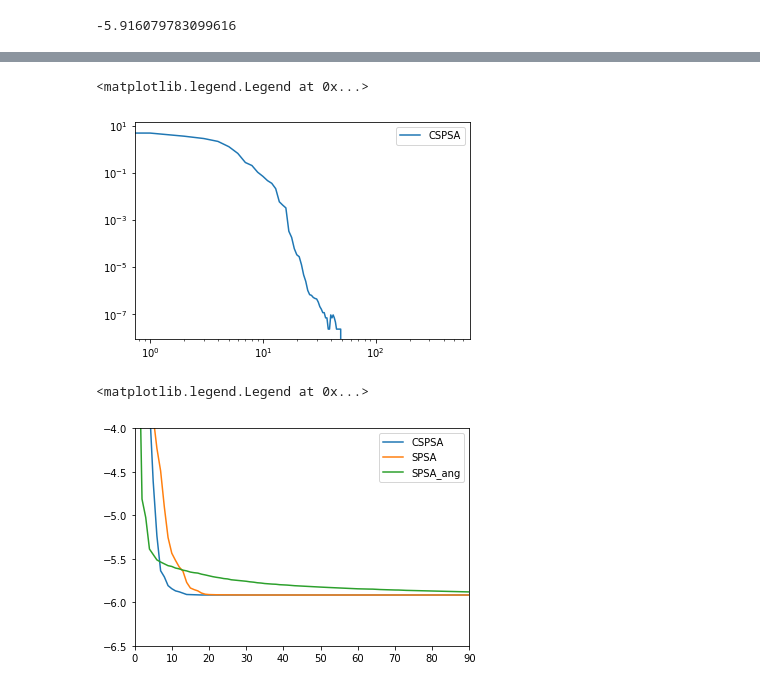
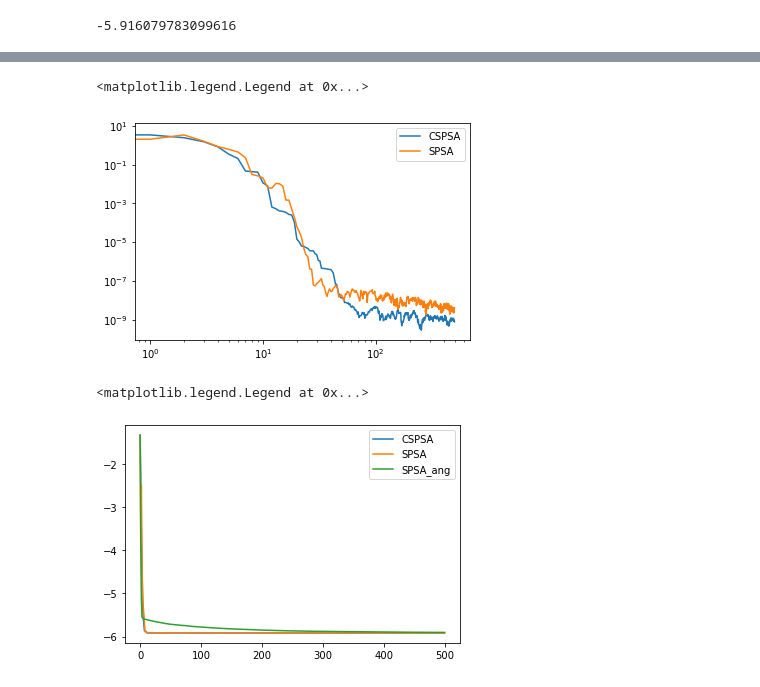
Before and after one commit to admunozmoller/CSPSA--SPSA-y-SPSA-angular, a Jupyter notebook: Prueba_CSPSA_SPSA.ipynb, the cells around one changed output, grey strips where cells are left out. Drawn from its saved outputs; the diff is of its cells as text; code cells hidden in the pictures.

```diff
--- a/Prueba_CSPSA_SPSA.ipynb
+++ b/Prueba_CSPSA_SPSA.ipynb
@@ -110,20 +146,20 @@ print(Ground_teo)
 # %%
 # numero de realizaciones para apromediar
 
-num = 20
+num = 5
 
 
 x = range(0,num)
 y = len(x)
 
 
-psi_est_ar = np.empty((y,d,1), dtype=np.csingle)
-Result_CSPSA_ar = np.empty((y,1,NU_IT), dtype=np.single)
-Result_SPSA_ar = np.empty((y,1,NU_IT), dtype=np.single)
-Result_SPSA_ang_ar = np.empty((y,1,NU_IT), dtype=np.single)
-error_CSPSA_ar = np.empty((y,1,NU_IT), dtype=np.single)
-error_SPSA_ar = np.empty((y,1,NU_IT), dtype=np.single)
-error_SPSA_ang_ar = np.empty((y,1,NU_IT), dtype=np.single)
+psi_est_ar = np.empty((y,d,1), dtype=np.clongdouble)
+Result_CSPSA_ar = np.empty((y,1,NU_IT), dtype=np.longdouble)
+Result_SPSA_ar = np.empty((y,1,NU_IT), dtype=np.longdouble)
+Result_SPSA_ang_ar = np.empty((y,1,NU_IT), dtype=np.longdouble)
+error_CSPSA_ar = np.empty((y,1,NU_IT), dtype=np.longdouble)
+error_SPSA_ar = np.empty((y,1,NU_IT), dtype=np.longdouble)
+error_SPSA_ang_ar = np.empty((y,1,NU_IT), dtype=np.longdouble)
 # %%
 # Crear ensamble de estados inciales
 
@@ -156,11 +212,12 @@ error_SPSA_ang_pro = np.sum(error_SPSA_ang_ar, axis=0)/y
 #plt.loglog(np.array(error_SPSA_ang_pro[:]).T)
 # %%
 plt.loglog(np.array(error_CSPSA_pro[:]).T, label='CSPSA')
-
+plt.loglog(np.array(error_SPSA_pro[:]).T, label='SPSA')
+#plt.loglog(np.array(error_SPSA_ang_pro[:]).T, label='SPSA_ang')
 plt.legend()
 # %% [output]
 <matplotlib.legend.Legend at 0x...>
-[figure, old version]
+[figure, new version]
 # %%
 plt.plot(np.array(Result_CSPSA_pro[:]).T,label='CSPSA')
 plt.plot(np.array(Result_SPSA_pro[:]).T, label='SPSA')
@@ -171,7 +228,7 @@ plt.plot(np.array(Result_SPSA_ang_pro[:]).T, label='SPSA_ang')
 plt.legend()
 # %% [output]
 <matplotlib.legend.Legend at 0x...>
-[figure, old version]
+[figure, new version]
 # %%
 #np.savetxt('prueba.txt', Result_SPSA, delimiter=',')
 #print(Result_SPSA)
```
Also changed, not shown: parts of 9 cells of this notebook, 14 other files.
